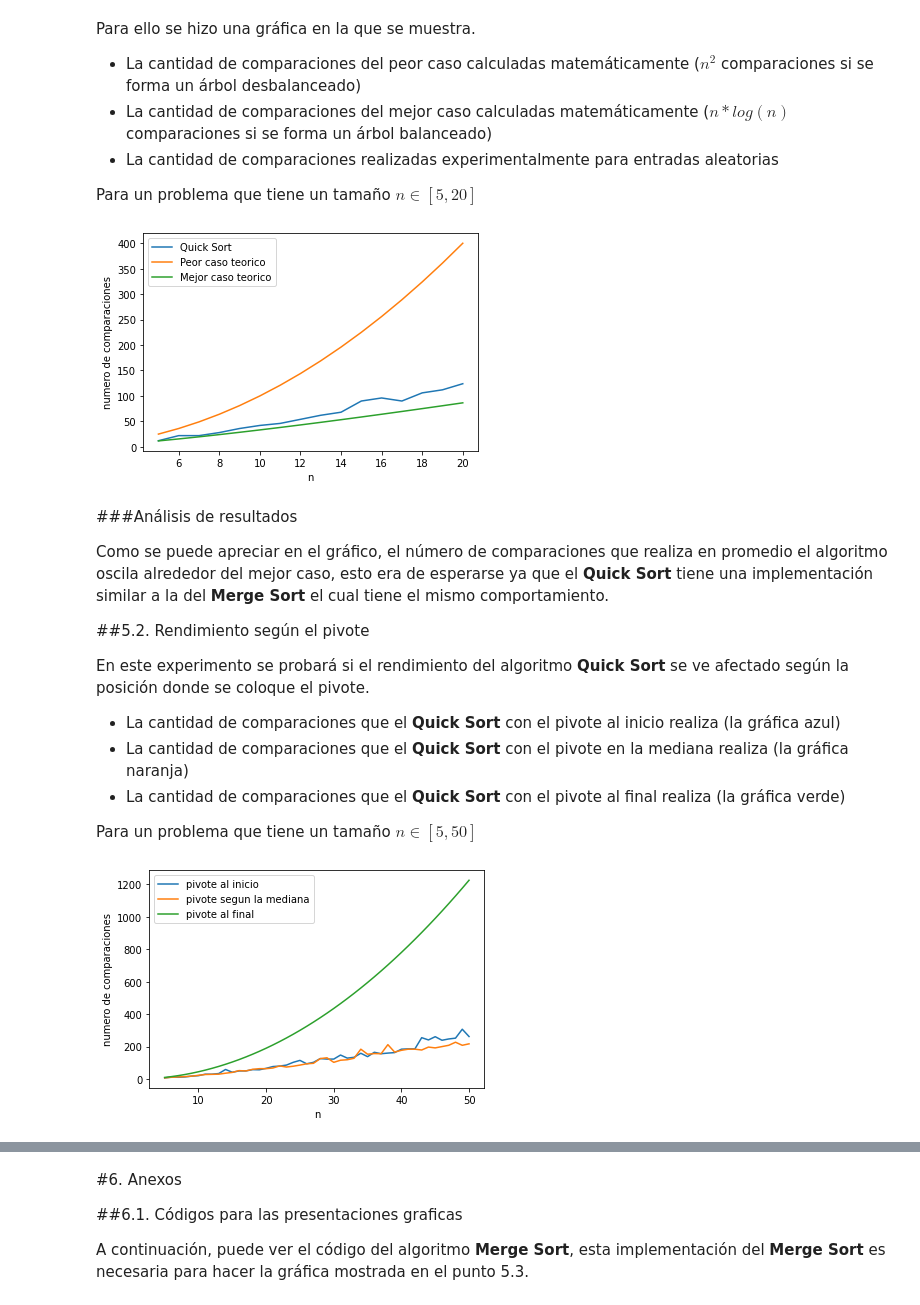
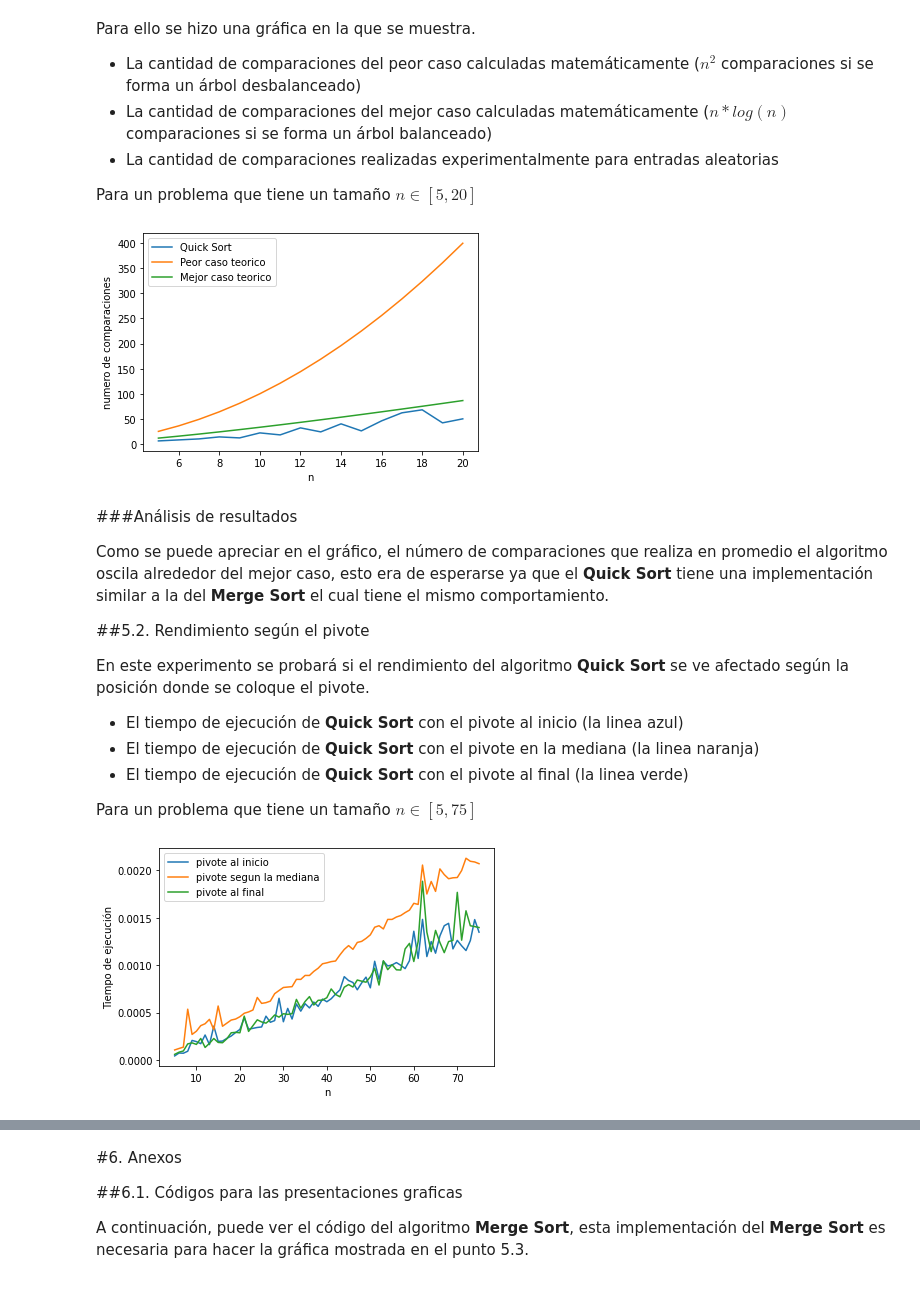
Before and after one commit to Rekkice/ADA-Informes, a Jupyter notebook: Informe4_QuickSort.ipynb, the cells around one changed output, grey strips where cells are left out. Drawn from its saved outputs; the diff is of its cells as text; code cells hidden in the pictures.

```diff
--- a/Informe4_QuickSort.ipynb
+++ b/Informe4_QuickSort.ipynb
@@ -24,7 +24,7 @@ Quicksort recibe un arreglo de largo *n* como entrada. Luego, ordena sus element
 # %%
 import random
 
-def partition(arreglo, p, r, modo, comparaciones, verbose): # modo 0 = pivote es el elemento final, modo 1 = elemento inicial, modo 2 = elemento random de 3
+def partition(arreglo, p, r, modo, contador, verbose): # modo 0 = pivote es el elemento final, modo 1 = elemento inicial, modo 2 = elemento random de 3
     if verbose: print(f"Se llama partition() con el arreglo {arreglo[p:r+1]}")
     pivote = r
     if modo == 1: # decide cómo seleccionar el pivote
@@ -39,11 +39,11 @@ def partition(arreglo, p, r, modo, comparaciones, verbose): # modo 0 = pivote es
 
     i = p - 1
     for j in range(p, r):
-        comparaciones[0] += 1
         if verbose: print(f"Se compara con {arreglo[j]}")
 
         if arreglo[j] <= arreglo[pivote]:
             i += 1
+            contador[0] += 1
             arreglo[j], arreglo[i] = arreglo[i], arreglo[j]
             if verbose: print(f"Se intercambia y queda como {arreglo[p:r+1]}")
         if verbose: print()
@@ -52,14 +52,14 @@ def partition(arreglo, p, r, modo, comparaciones, verbose): # modo 0 = pivote es
     if verbose: print(f"Arreglo al terminar partition(): {arreglo}"); print(); print()
     return i + 1
 
-def quickSort(arreglo, p, r, modo, verbose = False, comparaciones = [0]):
+def quickSort(arreglo, p, r, modo, verbose = False, contador = [0]):
     if p >= r: return
     if verbose: print(f"Se llama quickSort() con el arreglo {arreglo[p:r+1]}")
-    pivote = partition(arreglo, p, r, modo, comparaciones, verbose)
-    quickSort(arreglo, p, pivote - 1, modo, verbose, comparaciones)
-    quickSort(arreglo, pivote + 1 , r, modo, verbose, comparaciones)
+    pivote = partition(arreglo, p, r, modo, contador, verbose)
+    quickSort(arreglo, p, pivote - 1, modo, verbose, contador)
+    quickSort(arreglo, pivote + 1 , r, modo, verbose, contador)
 
-    return comparaciones
+    return contador
 # %% [markdown]
 # 2.3 Ejecución paso a paso
 # %%
@@ -171,7 +171,7 @@ plt.xlabel('n')
 plt.ylabel('numero de comparaciones')
 plt.show()
 # %% [output]
-[figure, old version]
+[figure, new version]
 # %% [markdown]
 ###Análisis de resultados
 
@@ -181,39 +181,38 @@ Como se puede apreciar en el gráfico, el número de comparaciones que realiza e
 
 En este experimento se probará si el rendimiento del algoritmo **Quick Sort** se ve afectado según la posición donde se coloque el pivote.
 
-* La cantidad de comparaciones que el **Quick Sort** con el pivote al inicio realiza (la gráfica azul)
-* La cantidad de comparaciones que el **Quick Sort** con el pivote en la mediana realiza (la gráfica naranja)
-* La cantidad de comparaciones que el **Quick Sort** con el pivote al final realiza (la gráfica verde)
+* El tiempo de ejecución de **Quick Sort** con el pivote al inicio (la linea azul)
+* El tiempo de ejecución de **Quick Sort** con el pivote en la mediana (la linea naranja)
+* El tiempo de ejecución de **Quick Sort** con el pivote al final (la linea verde)
 
-Para un problema que tiene un tamaño $n \in [5,50]$
+Para un problema que tiene un tamaño $n \in [5,75]$
 # %%
 import matplotlib.pyplot as plt
-import math
+import random
+from timeit import repeat
 
-x=[n for n in range(5,51)]
+x=[n for n in range(5,76)]
 y1=[] # pivote al inicio
 y2=[] # pivote segun la mediana
 y3=[] # pivote al final
 
-for n in range(5,51):
+for n in range(5,76):
   a = random.sample(range(1, 100), n)
-  counter = quickSort(a,0,len(a)-1, 0, False, [0])[0]
-  y1.append(counter)
 
-  counter = quickSort(a,0,len(a)-1, 2, False, [0])[0]
-  y2.append(counter)
+  y1.append(repeat(setup="from __main__ import quickSort", stmt=f"quickSort({a},0, {len(a) - 1}, 0, False, [0])", repeat=1, number=10))
 
-  counter = quickSort(a,0,len(a)-1, 1, False, [0])[0]
-  y3.append(counter)
+  y2.append(repeat(setup="from __main__ import quickSort", stmt=f"quickSort({a},0, {len(a) - 1}, 2, False, [0])", repeat=1, number=10))
+
+  y3.append(repeat(setup="from __main__ import quickSort", stmt=f"quickSort({a},0, {len(a) - 1}, 1, False, [0])", repeat=1, number=10))
 
 plt.plot(x,y1)
 plt.plot(x,y2)
 plt.plot(x,y3)
 plt.legend(["pivote al inicio", "pivote segun la mediana", "pivote al final"])
 
 plt.xlabel('n')
-plt.ylabel('numero de comparaciones')
+plt.ylabel('Tiempo de ejecución')
 plt.show()
 # %% [output]
-[figure, old version]
+[figure, new version]
 # %% [markdown]
```
Also changed, not shown: parts of 6 cells of this notebook.
